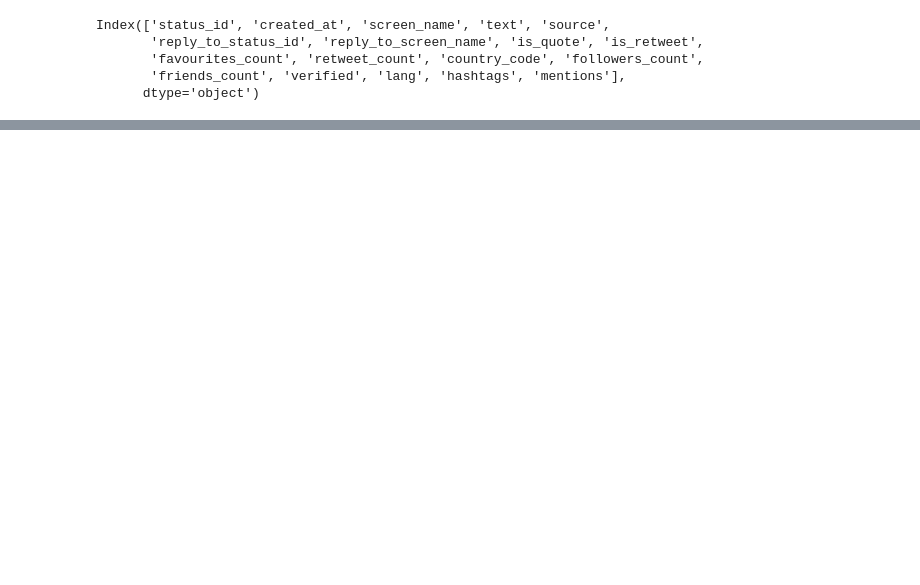
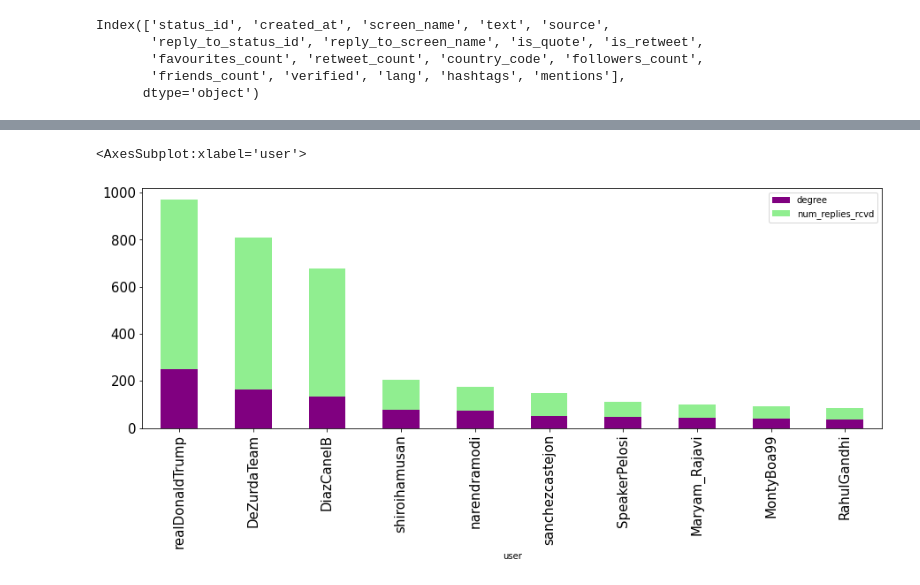
Before and after one commit to MehediH/twitter-covid-19, a Jupyter notebook: twitterNetwork.ipynb, the cells around one changed output, grey strips where cells are left out. Cells and saved outputs as stored; diff of their text form; code cells hidden in the pictures; blank space fills up the shorter version.

```diff
--- a/twitterNetwork.ipynb
+++ b/twitterNetwork.ipynb
@@ -74,0 +108,9 @@ get_hashtag_network(df, 'COVID19')
+# %%
+whole_network_graph = get_network(df)
+G = nx.from_pandas_edgelist(whole_network_graph, 'from', 'to', create_using=nx.DiGraph())
+
+weightDf = pd.DataFrame(dict(G.degree()).items(), columns=['user', 'degree'])
+weightDf.sort_values(by="degree", inplace=True, ascending=False, ignore_index=True)
+# %%
+mentionDf = pd.DataFrame(dict(whole_network_graph.to.value_counts()).items(), columns=['user', 'num_replies_rcvd'])
+mentionDf
@@ -74,0 +131,8 @@ get_hashtag_network(df, 'COVID19')
+# %%
+combined = pd.concat([weightDf, mentionDf["num_replies_rcvd"]], axis=1)
+combined = combined[0:10]
+# %%
+combined.plot.bar(stacked=True, x="user", figsize=(15,5), fontsize=15, color=["purple", "lightgreen"])
+# %% [output]
+<AxesSubplot:xlabel='user'>
+[figure, added]
```
Also changed, not shown: parts of 6 cells of this notebook, 2 other files.
